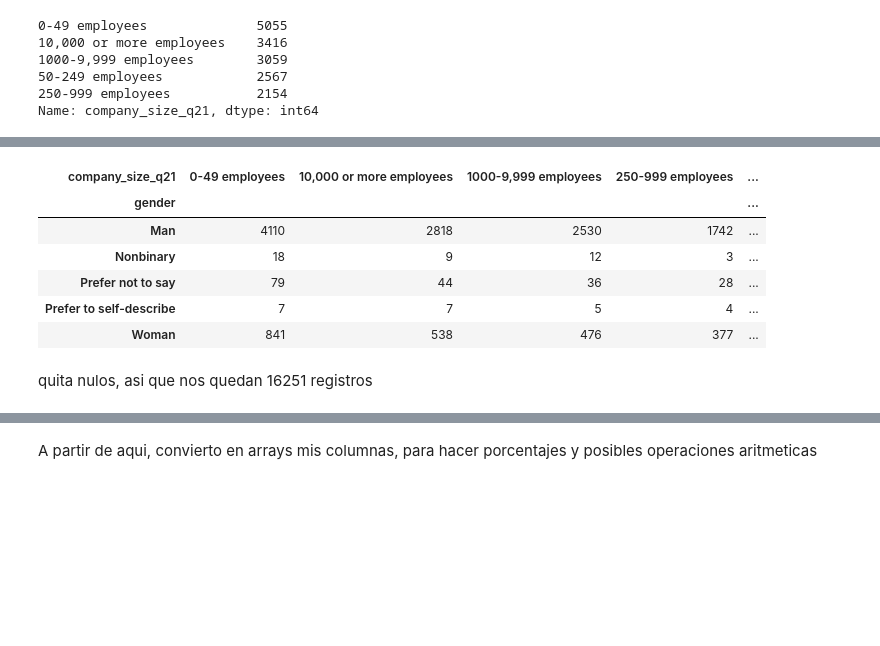
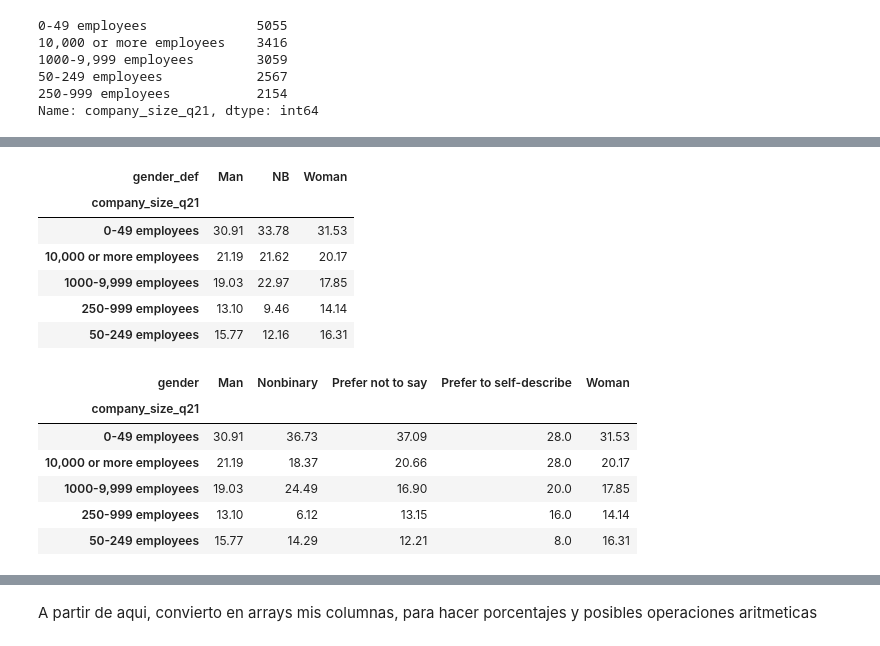
Before and after one commit to Adalab/project-da-promo-c-module-2-team-1, a Jupyter notebook: code/Genero_tamaño_empresa.ipynb, the cells around one changed output, grey strips where cells are left out. Saved outputs shown, nothing was run; the diff lists cells and outputs as text; code cells hidden in the pictures; blank space fills up the shorter version.

```diff
--- a/code/Genero_tamaño_empresa.ipynb
+++ b/code/Genero_tamaño_empresa.ipynb
@@ -25,0 +9,3 @@ df_formacion_empresa
+# %%
+df_tamaño_empresa=pd.read_csv('df_modificado1.csv', index_col=0)
+#Me he guardado en excel, los datos con columnas nuevas de género y continentes. Es el que he llamado df_modificado1
@@ -26,5 +28,5 @@ df_formacion_empresa
 # %%
-df_genero=df_formacion_empresa.loc[:,[ 'index','time', 'age', 'gender','education_q4','sector_q20','experience_q6','company_size_q21','role_q5','anual_income_q25']]
+df_genero=df_tamaño_empresa.loc[:,[ 'time', 'age', 'gender','gender_def'	,'continent','education_q4','sector_q20','experience_q6','company_size_q21','role_q5','anual_income_q25']]
 df_genero
 #Reduzco el DataFrame a nuestras columnas de interés
 # %% [output]
@@ -199,15 +267,25 @@ genero_empresa.reset_index()
 # %%
-tamaño_genero=pd.DataFrame(pd.crosstab(df_genero['gender'], df_genero['company_size_q21']))
+tamaño_genero=pd.DataFrame(pd.crosstab(df_genero['company_size_q21'], df_genero['gender_def']).apply(lambda x:round(x*100/x.sum(), 2), axis=0))
 tamaño_genero
 #Hago tabla de frecuencias de las variables
 # %% [output]
-| company_size_q21 | 0-49 employees | 10,000 or more employees | 1000-9,999 employees | 250-999 employees | ... |
-| gender |  |  |  |  | ... |
-| Man | 4110 | 2818 | 2530 | 1742 | ... |
-| Nonbinary | 18 | 9 | 12 | 3 | ... |
-| Prefer not to say | 79 | 44 | 36 | 28 | ... |
-| Prefer to self-describe | 7 | 7 | 5 | 4 | ... |
-| Woman | 841 | 538 | 476 | 377 | ... |
+| gender_def | Man | NB | Woman |
+| company_size_q21 |  |  |  |
+| 0-49 employees | 30.91 | 33.78 | 31.53 |
+| 10,000 or more employees | 21.19 | 21.62 | 20.17 |
+| 1000-9,999 employees | 19.03 | 22.97 | 17.85 |
+| 250-999 employees | 13.10 | 9.46 | 14.14 |
+| 50-249 employees | 15.77 | 12.16 | 16.31 |
-# %% [markdown]
-quita nulos, asi que nos quedan 16251 registros
+# %%
+tamaño_genero2=pd.DataFrame(pd.crosstab(df_genero['company_size_q21'], df_genero['gender']).apply(lambda x:round(x*100/x.sum(), 2), axis=0))
+tamaño_genero2
+#Hago tabla de frecuencias de las variables
+# %% [output]
+| gender | Man | Nonbinary | Prefer not to say | Prefer to self-describe | Woman |
+| company_size_q21 |  |  |  |  |  |
+| 0-49 employees | 30.91 | 36.73 | 37.09 | 28.0 | 31.53 |
+| 10,000 or more employees | 21.19 | 18.37 | 20.66 | 28.0 | 20.17 |
+| 1000-9,999 employees | 19.03 | 24.49 | 16.90 | 20.0 | 17.85 |
+| 250-999 employees | 13.10 | 6.12 | 13.15 | 16.0 | 14.14 |
+| 50-249 employees | 15.77 | 14.29 | 12.21 | 8.0 | 16.31 |
 # %%
```
Also changed, not shown: parts of 51 cells of this notebook.
